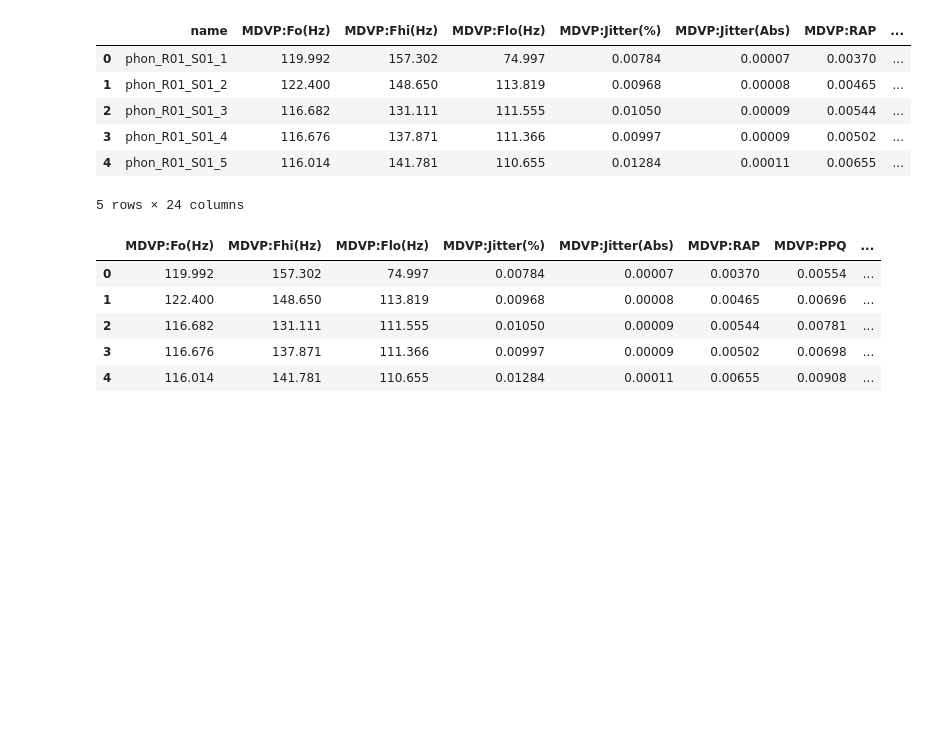
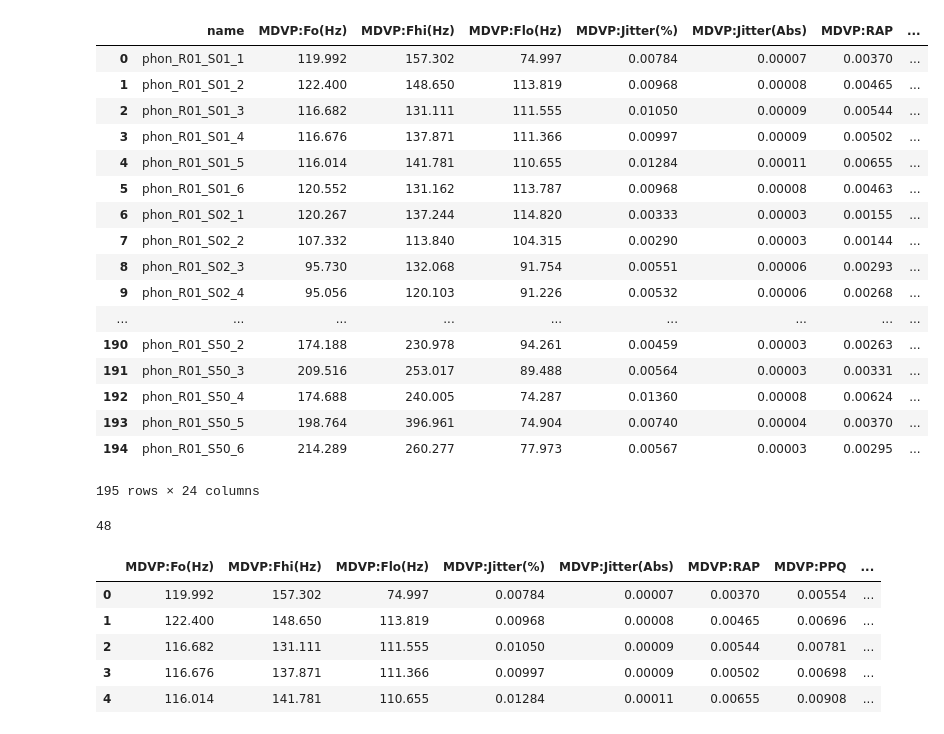
Before and after one commit to SharafutdinovRuslan/Ryzanov, a Jupyter notebook: Parkinson_EDA.ipynb, the cells around one changed output. Drawn from its saved outputs; the diff is of its cells as text; code cells hidden in the pictures; blank space fills up the shorter version.

```diff
--- a/Parkinson_EDA.ipynb
+++ b/Parkinson_EDA.ipynb
@@ -6,15 +6,30 @@ import seaborn as sns
 # %%
 ParkinsonData = pd.read_csv('parkinsons.data')
 # %%
-ParkinsonData.head()
+ParkinsonData
 # %% [output]
 |  | name | MDVP:Fo(Hz) | MDVP:Fhi(Hz) | MDVP:Flo(Hz) | MDVP:Jitter(%) | MDVP:Jitter(Abs) | MDVP:RAP | ... |
 | 0 | phon_R01_S01_1 | 119.992 | 157.302 | 74.997 | 0.00784 | 0.00007 | 0.00370 | ... |
 | 1 | phon_R01_S01_2 | 122.400 | 148.650 | 113.819 | 0.00968 | 0.00008 | 0.00465 | ... |
 | 2 | phon_R01_S01_3 | 116.682 | 131.111 | 111.555 | 0.01050 | 0.00009 | 0.00544 | ... |
 | 3 | phon_R01_S01_4 | 116.676 | 137.871 | 111.366 | 0.00997 | 0.00009 | 0.00502 | ... |
 | 4 | phon_R01_S01_5 | 116.014 | 141.781 | 110.655 | 0.01284 | 0.00011 | 0.00655 | ... |
+| 5 | phon_R01_S01_6 | 120.552 | 131.162 | 113.787 | 0.00968 | 0.00008 | 0.00463 | ... |
+| 6 | phon_R01_S02_1 | 120.267 | 137.244 | 114.820 | 0.00333 | 0.00003 | 0.00155 | ... |
+| 7 | phon_R01_S02_2 | 107.332 | 113.840 | 104.315 | 0.00290 | 0.00003 | 0.00144 | ... |
+| 8 | phon_R01_S02_3 | 95.730 | 132.068 | 91.754 | 0.00551 | 0.00006 | 0.00293 | ... |
+| 9 | phon_R01_S02_4 | 95.056 | 120.103 | 91.226 | 0.00532 | 0.00006 | 0.00268 | ... |
+| ... | ... | ... | ... | ... | ... | ... | ... | ... |
+| 190 | phon_R01_S50_2 | 174.188 | 230.978 | 94.261 | 0.00459 | 0.00003 | 0.00263 | ... |
+| 191 | phon_R01_S50_3 | 209.516 | 253.017 | 89.488 | 0.00564 | 0.00003 | 0.00331 | ... |
+| 192 | phon_R01_S50_4 | 174.688 | 240.005 | 74.287 | 0.01360 | 0.00008 | 0.00624 | ... |
+| 193 | phon_R01_S50_5 | 198.764 | 396.961 | 74.904 | 0.00740 | 0.00004 | 0.00370 | ... |
+| 194 | phon_R01_S50_6 | 214.289 | 260.277 | 77.973 | 0.00567 | 0.00003 | 0.00295 | ... |
-5 rows × 24 columns
+195 rows × 24 columns
+# %%
+len(ParkinsonData.status[ParkinsonData.status == 0])
+# %% [output]
+48
 # %%
 %%capture
 #Подготовим данные:
```
Also changed, not shown: 3 other files.
